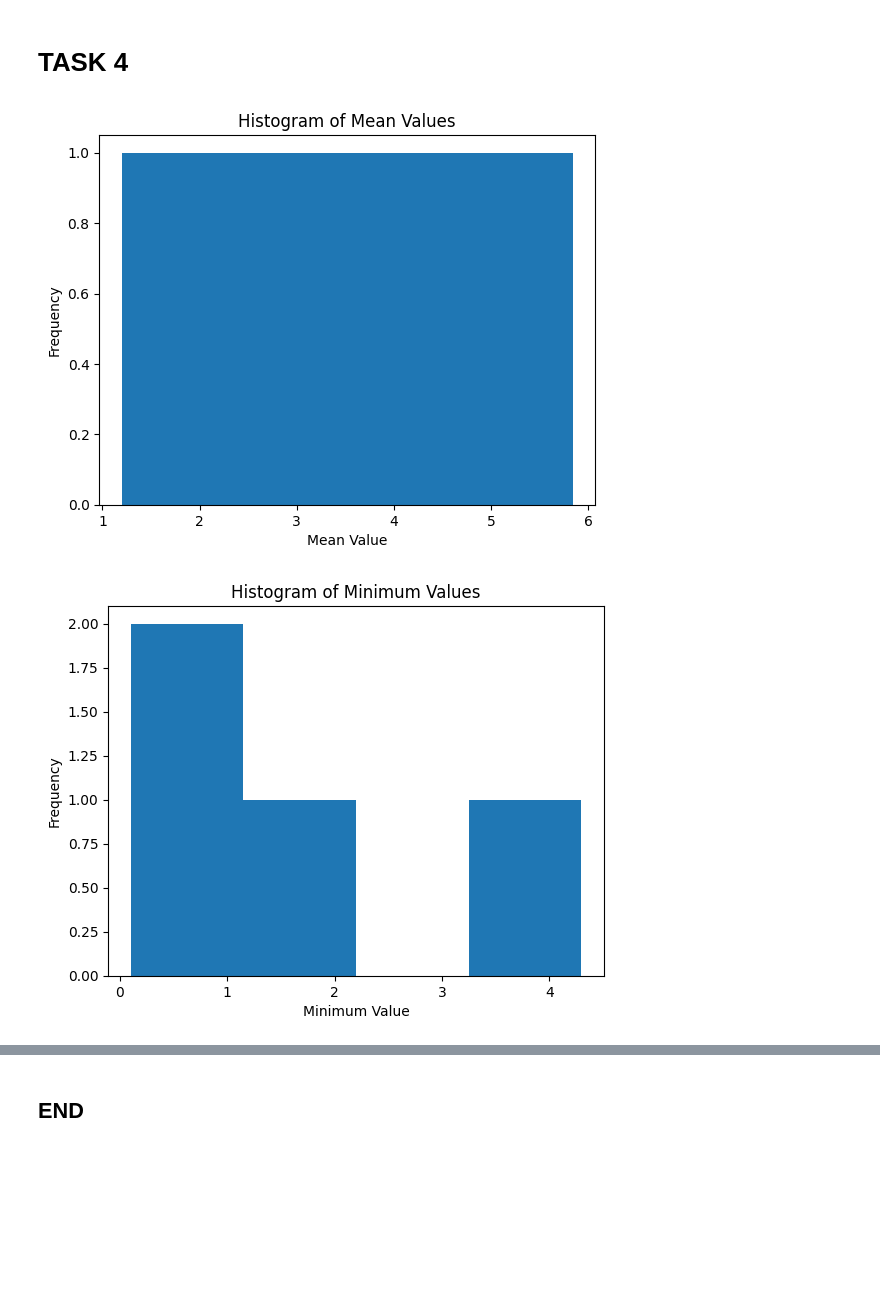
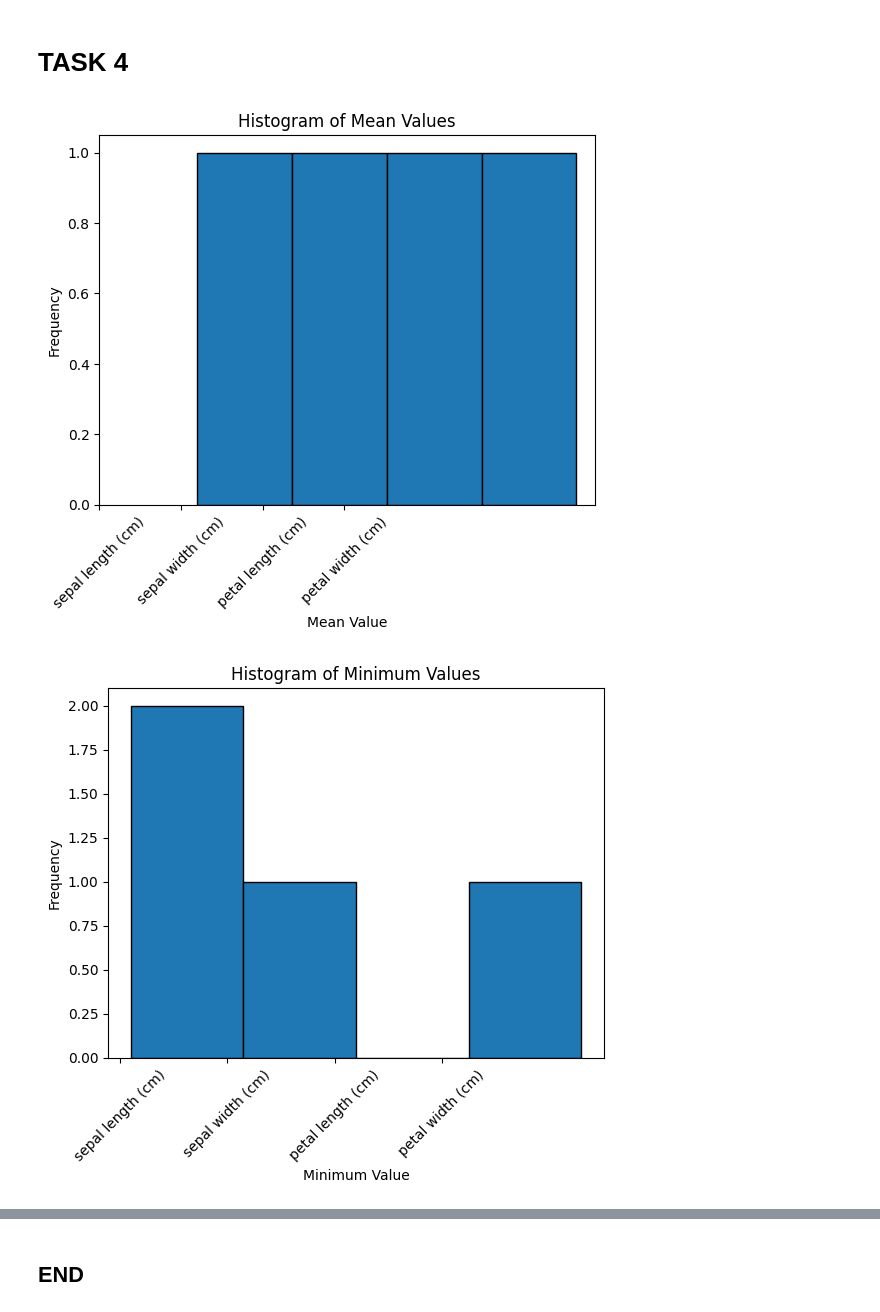
Before and after one commit to IgnacioRiboldi/principles_of_data_analytics, a Jupyter notebook: tasks.ipynb, the cells around one changed output, grey strips where cells are left out. Saved outputs shown, nothing was run; the diff lists cells and outputs as text; code cells hidden in the pictures; blank space fills up the shorter version.

```diff
--- a/tasks.ipynb
+++ b/tasks.ipynb
@@ -134,23 +134,24 @@ dtype: float64
 # %%
 import matplotlib.pyplot as plt
 
-plt.hist(means, bins=len(means))
+plt.hist(means, bins=len(means),edgecolor = 'black')
 
 plt.title('Histogram of Mean Values')
 plt.xlabel('Mean Value')
 plt.ylabel('Frequency')
-
+plt.xticks(ticks=range(len(means)), labels=means.index, rotation=45)
 plt.show()
 # %% [output]
-[figure, old version]
+[figure, new version]
 # %%
-plt.hist(minimum, bins=len(minimum))
+plt.hist(minimum, bins=len(minimum),edgecolor = 'black')
 
 plt.title('Histogram of Minimum Values')
 plt.xlabel('Minimum Value')
 plt.ylabel('Frequency')
+plt.xticks(ticks=range(len(minimum)), labels=minimum.index, rotation=45)
 
 plt.show()
 # %% [output]
-[figure, old version]
+[figure, new version]
 # %%
```
Also changed, not shown: parts of 3 cells of this notebook.
